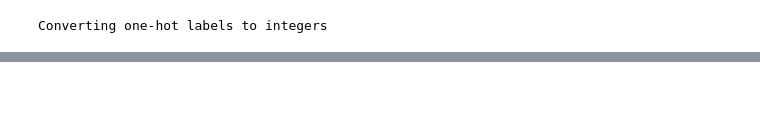
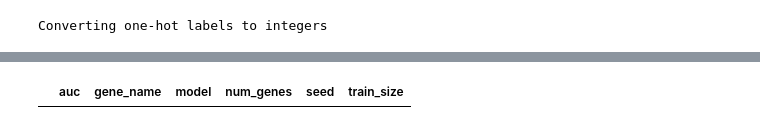
Before and after one commit to mila-iqia/gene-graph-conv, a Jupyter notebook: gene_inference_methods-joe.ipynb, the cells around one changed output, grey strips where cells are left out. Saved outputs shown, nothing was run; the diff lists cells and outputs as text; code cells hidden in the pictures; blank space fills up the shorter version.

```diff
--- a/gene_inference_methods-joe.ipynb
+++ b/gene_inference_methods-joe.ipynb
@@ -402,0 +531,4 @@ m = [
+# %%
+results["df"]
+# %% [output]
+|  | auc | gene_name | model | num_genes | seed | train_size |
```
Also changed, not shown: parts of 41 cells of this notebook.
